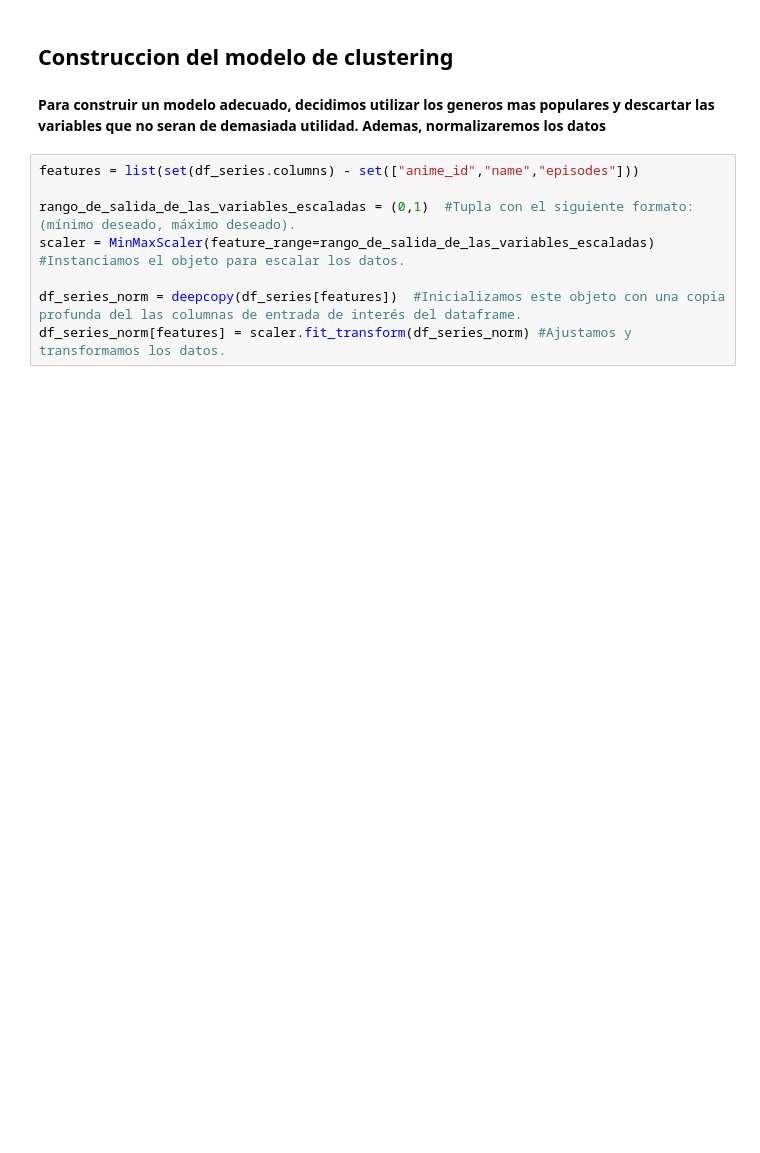
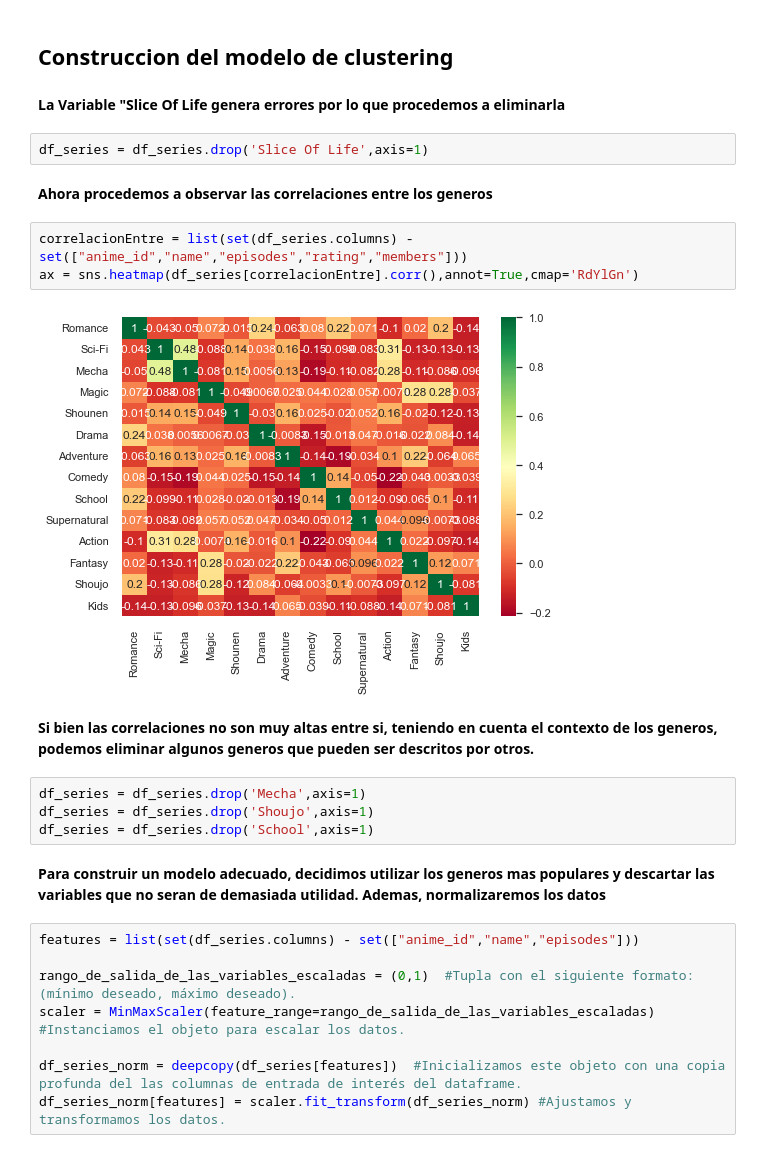
Before and after one commit to 1KVueltasAlCampo/AI-anime-recomendation, a Jupyter notebook: 2daEntrega/Codigo/EDARecomendacionAnime.ipynb, the cells around one changed output. Saved outputs shown, nothing was run; the diff lists cells and outputs as text; blank space fills up the shorter version.

```diff
--- a/2daEntrega/Codigo/EDARecomendacionAnime.ipynb
+++ b/2daEntrega/Codigo/EDARecomendacionAnime.ipynb
@@ -225,7 +270,24 @@ ax = sns.boxplot(x=df_series[atr])
 # %% [markdown]
 ## Construccion del modelo de clustering
-# %% [markdown]
-**Para construir un modelo adecuado, decidimos utilizar los generos mas populares y descartar las variables que no seran de demasiada utilidad. Ademas, normalizaremos los datos**
+# %% [markdown]
+**La Variable "Slice Of Life genera errores por lo que procedemos a eliminarla**
+# %%
+df_series = df_series.drop('Slice Of Life',axis=1)
+# %% [markdown]
+**Ahora procedemos a observar las correlaciones entre los generos**
+# %%
+correlacionEntre = list(set(df_series.columns) - set(["anime_id","name","episodes","rating","members"]))
+ax = sns.heatmap(df_series[correlacionEntre].corr(),annot=True,cmap='RdYlGn')
+# %% [output]
+[figure, added]
+# %% [markdown]
+**Si bien las correlaciones no son muy altas entre si, teniendo en cuenta el contexto de los generos, podemos eliminar algunos generos que pueden ser descritos por otros.**
+# %%
+df_series = df_series.drop('Mecha',axis=1)
+df_series = df_series.drop('Shoujo',axis=1)
+df_series = df_series.drop('School',axis=1)
+# %% [markdown]
+**Para construir un modelo adecuado, decidimos utilizar los generos mas populares y descartar las variables que no seran de demasiada utilidad. Ademas, normalizaremos los datos**
 # %%
 features = list(set(df_series.columns) - set(["anime_id","name","episodes"]))
 
```
Also changed, not shown: parts of 50 cells of this notebook.
